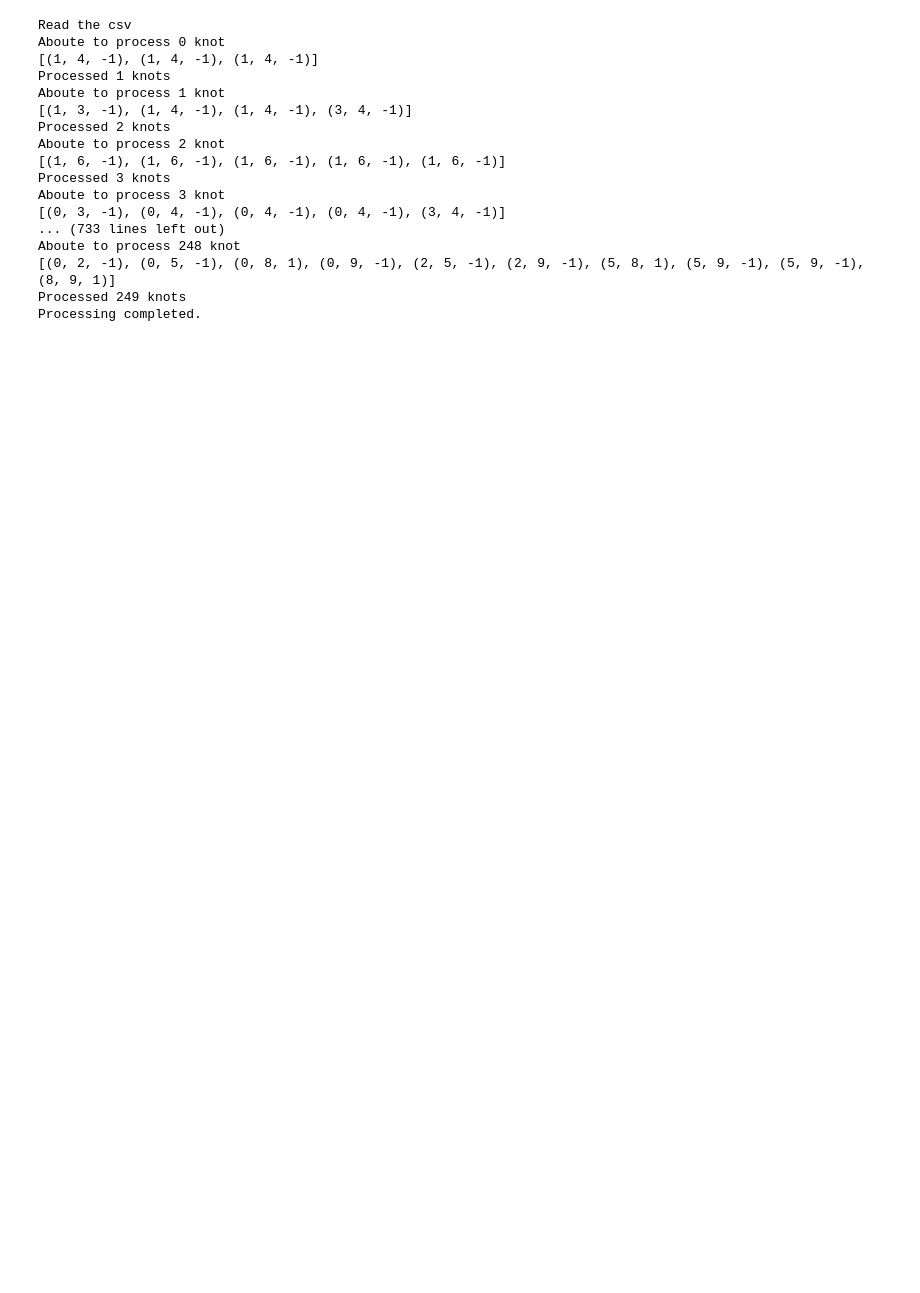
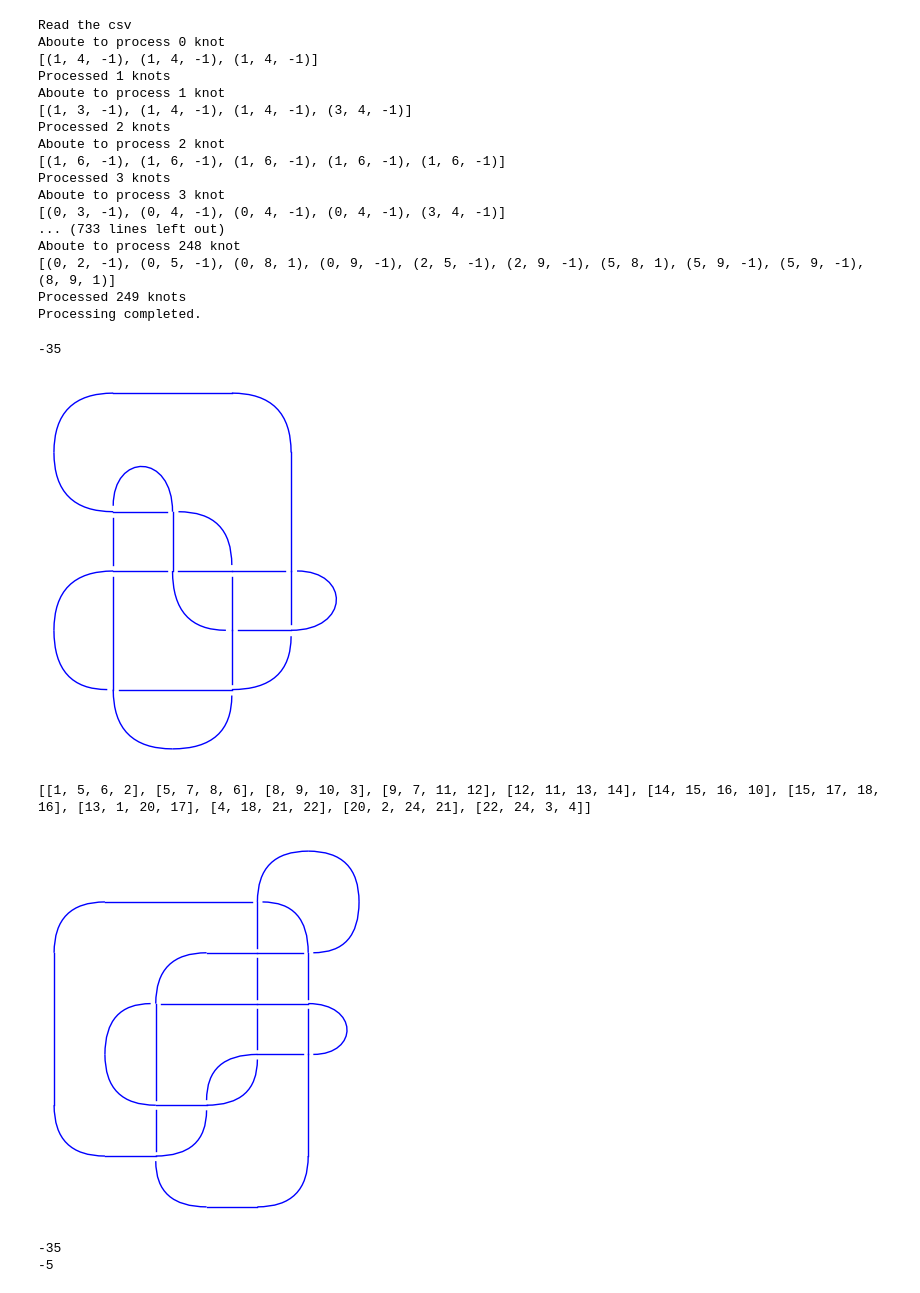
Before and after one commit to sadboyneedcodes/REU2024, a Jupyter notebook: late_night.ipynb, the cells around one changed output. Saved outputs shown, nothing was run; the diff lists cells and outputs as text; code cells hidden in the pictures; blank space fills up the shorter version.

```diff
--- a/late_night.ipynb
+++ b/late_night.ipynb
@@ -426,3 +442,26 @@ Aboute to process 248 knot
 [(0, 2, -1), (0, 5, -1), (0, 8, 1), (0, 9, -1), (2, 5, -1), (2, 9, -1), (5, 8, 1), (5, 9, -1), (5, 9, -1), (8, 9, 1)]
 Processed 249 knots
 Processing completed.
+# %%
+K = Knot([[2,9,3,10],[5,12,6,13],[6,18,7,17],[8,16,9,15],[10,19,11,20],[11,4,12,5],[14,1,15,2],[16,8,17,7],[18,4,19,3],[20,13,1,14]])
+seifert = K.seifert_matrix()
+goeritz = seifert + seifert.transpose()
+print(goeritz.det())
+K.plot().show()
+
+k = Knots().from_table(10,162)
+print(k.pd_code())
+k.plot().show()
+s = k.seifert_matrix()
+g = s + s.transpose()
+print(g.det())
+
+L = snappy.Link('10_162')
+print(L.goeritz_matrix().det())
+# %% [output]
+-35
+[figure, added]
+[[1, 5, 6, 2], [5, 7, 8, 6], [8, 9, 10, 3], [9, 7, 11, 12], [12, 11, 13, 14], [14, 15, 16, 10], [15, 17, 18, 16], [13, 1, 20, 17], [4, 18, 21, 22], [20, 2, 24, 21], [22, 24, 3, 4]]
+[figure, added]
+-35
+-5
```
Also changed, not shown: parts of 4 cells of this notebook, 7 other files.
